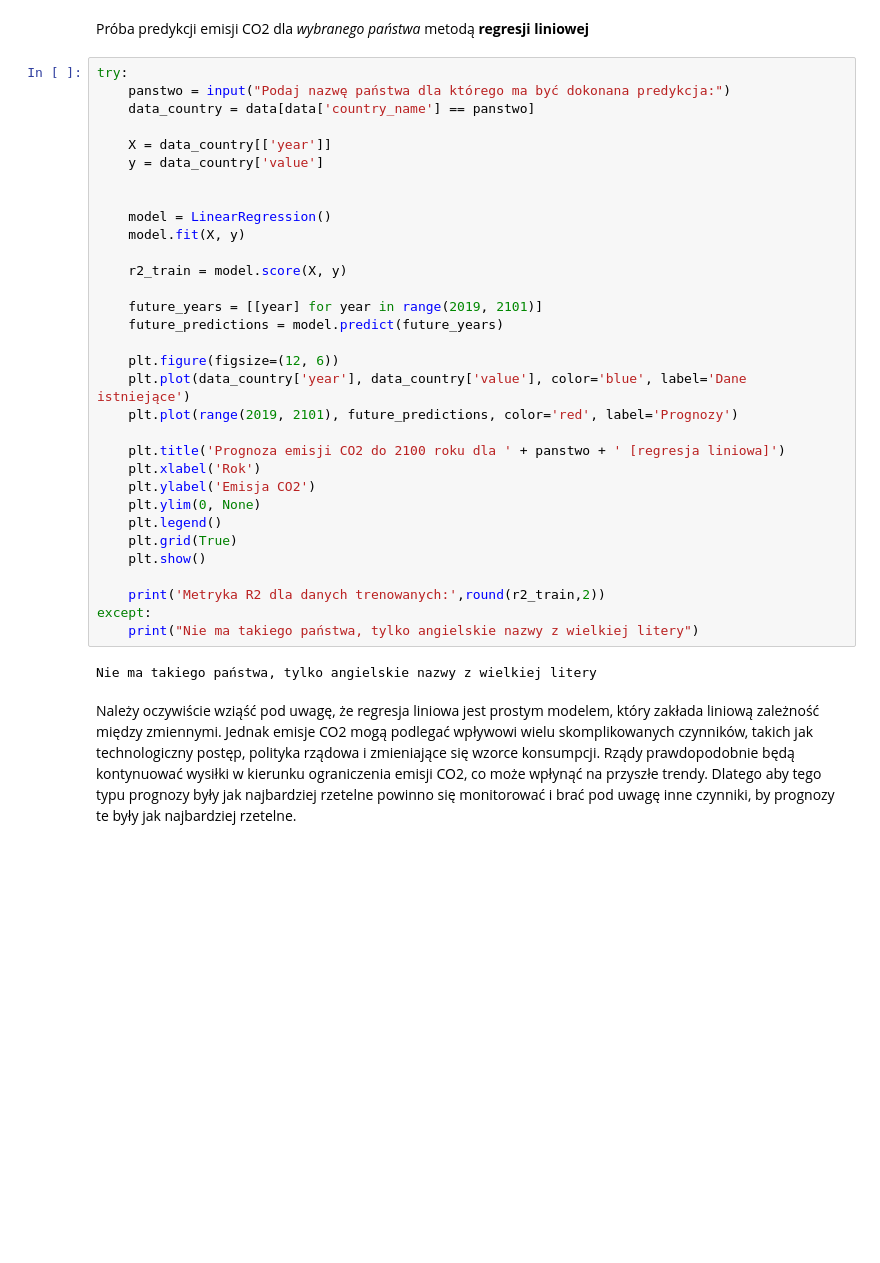
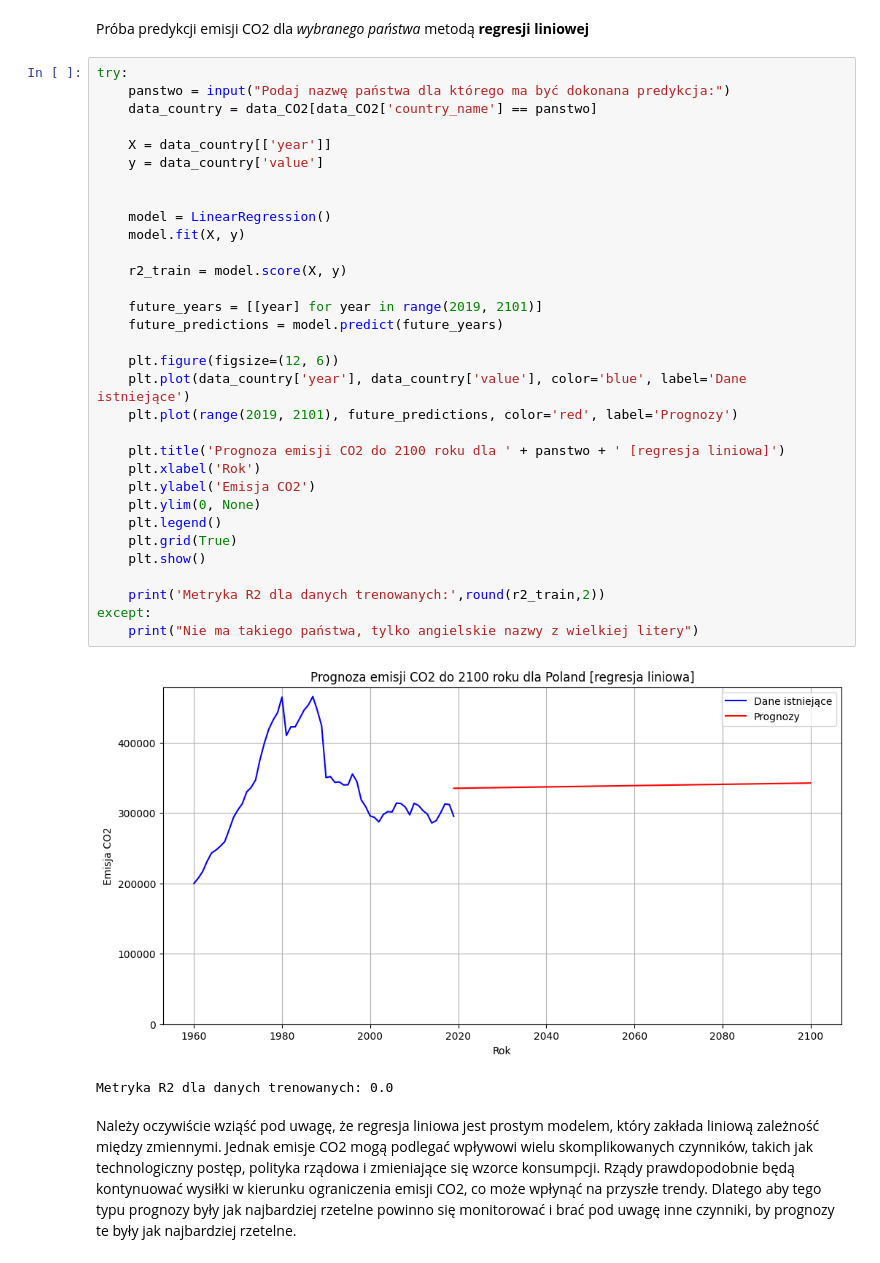
Before and after one commit to kuba172/analiza-zmian-klimatycznych-metodami-uczenia-maszynowego, a Jupyter notebook: Analiza zmian klimatu metodą uczenia maszynowego.ipynb, the cells around one changed output. Saved outputs shown, nothing was run; the diff lists cells and outputs as text; blank space fills up the shorter version.

```diff
--- a/Analiza zmian klimatu metodą uczenia maszynowego.ipynb
+++ b/Analiza zmian klimatu metodą uczenia maszynowego.ipynb
@@ -175,37 +175,38 @@ Próba predykcji emisji CO2 dla *wybranego państwa* metodą **regresji liniowej
 # %%
 try:
     panstwo = input("Podaj nazwę państwa dla którego ma być dokonana predykcja:")
-    data_country = data[data['country_name'] == panstwo]
+    data_country = data_CO2[data_CO2['country_name'] == panstwo]
 
     X = data_country[['year']]
     y = data_country['value']
 
 
     model = LinearRegression()
     model.fit(X, y)
 
     r2_train = model.score(X, y)
 
     future_years = [[year] for year in range(2019, 2101)]
     future_predictions = model.predict(future_years)
 
     plt.figure(figsize=(12, 6))
     plt.plot(data_country['year'], data_country['value'], color='blue', label='Dane istniejące')
     plt.plot(range(2019, 2101), future_predictions, color='red', label='Prognozy')
 
     plt.title('Prognoza emisji CO2 do 2100 roku dla ' + panstwo + ' [regresja liniowa]')
     plt.xlabel('Rok')
     plt.ylabel('Emisja CO2')
     plt.ylim(0, None)
     plt.legend()
     plt.grid(True)
     plt.show()
 
     print('Metryka R2 dla danych trenowanych:',round(r2_train,2))
 except:
     print("Nie ma takiego państwa, tylko angielskie nazwy z wielkiej litery")
 # %% [output]
+[figure, added]
-Nie ma takiego państwa, tylko angielskie nazwy z wielkiej litery
+Metryka R2 dla danych trenowanych: 0.0
 # %% [markdown]
 Należy oczywiście wziąść pod uwagę, że regresja liniowa jest prostym modelem, który zakłada liniową zależność między zmiennymi. Jednak emisje CO2 mogą podlegać wpływowi wielu skomplikowanych czynników, takich jak technologiczny postęp, polityka rządowa i zmieniające się wzorce konsumpcji. Rządy prawdopodobnie będą kontynuować wysiłki w kierunku ograniczenia emisji CO2, co może wpłynąć na przyszłe trendy. Dlatego aby tego typu prognozy były jak najbardziej rzetelne powinno się monitorować i brać pod uwagę inne czynniki, by prognozy te były jak najbardziej rzetelne.
 # %% [markdown]
```
Also changed, not shown: parts of 12 cells of this notebook.
